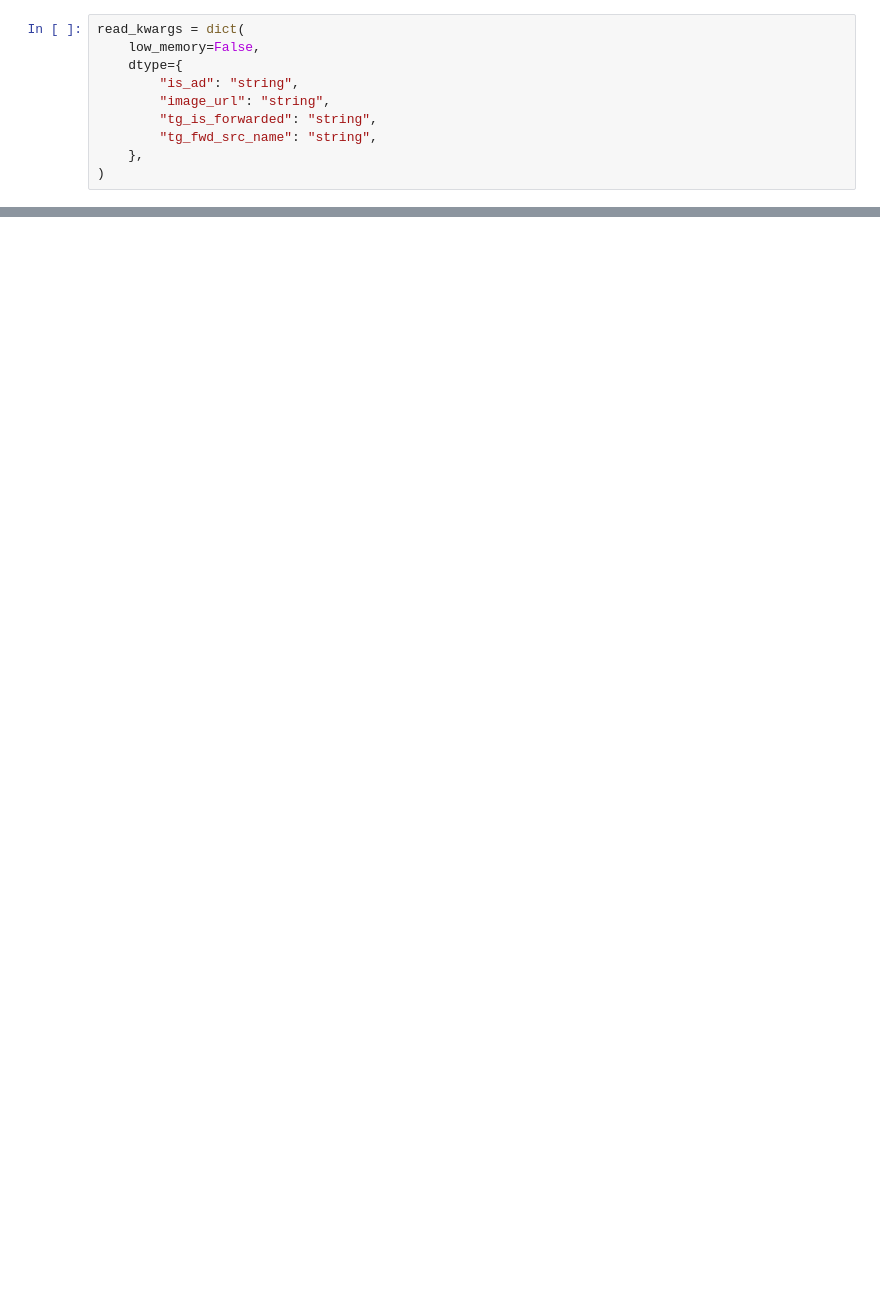
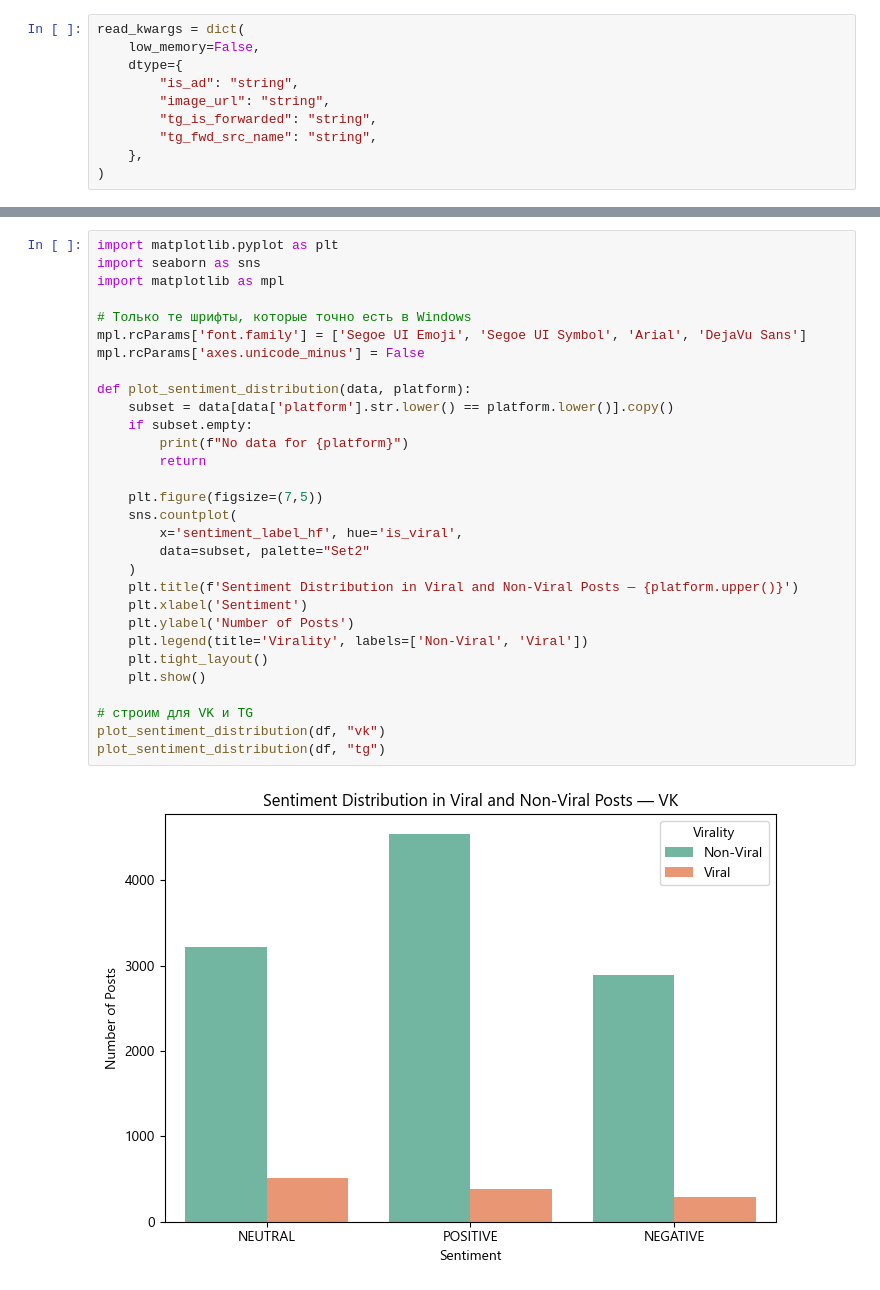
Before and after one commit to CatPawsCoder/viral_posts_detection, a Jupyter notebook: preprocessing/eda.ipynb, the cells around one changed output, grey strips where cells are left out. Cells and saved outputs as stored; diff of their text form; blank space fills up the shorter version.

```diff
--- a/preprocessing/eda.ipynb
+++ b/preprocessing/eda.ipynb
@@ -683,0 +200,32 @@ KeyboardInterrupt:
+# %%
+import matplotlib.pyplot as plt
+import seaborn as sns
+import matplotlib as mpl
+
+# Только те шрифты, которые точно есть в Windows
+mpl.rcParams['font.family'] = ['Segoe UI Emoji', 'Segoe UI Symbol', 'Arial', 'DejaVu Sans']
+mpl.rcParams['axes.unicode_minus'] = False
+
+def plot_sentiment_distribution(data, platform):
+    subset = data[data['platform'].str.lower() == platform.lower()].copy()
+    if subset.empty:
+        print(f"No data for {platform}")
+        return
+
+    plt.figure(figsize=(7,5))
+    sns.countplot(
+        x='sentiment_label_hf', hue='is_viral',
+        data=subset, palette="Set2"
+    )
+    plt.title(f'Sentiment Distribution in Viral and Non-Viral Posts — {platform.upper()}')
+    plt.xlabel('Sentiment')
+    plt.ylabel('Number of Posts')
+    plt.legend(title='Virality', labels=['Non-Viral', 'Viral'])
+    plt.tight_layout()
+    plt.show()
+
+# строим для VK и TG
+plot_sentiment_distribution(df, "vk")
+plot_sentiment_distribution(df, "tg")
+# %% [output]
+[figure, added]
```
Also changed, not shown: parts of 70 cells of this notebook.
